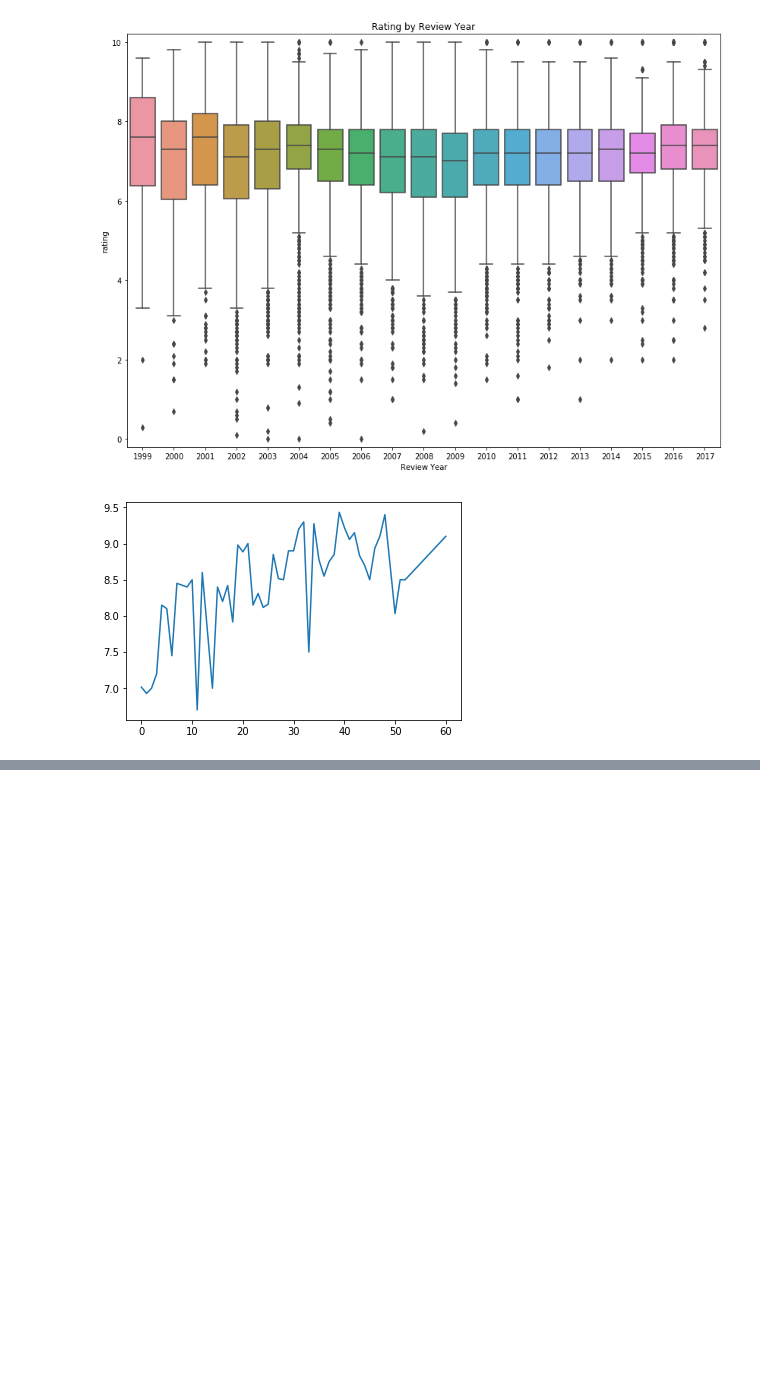
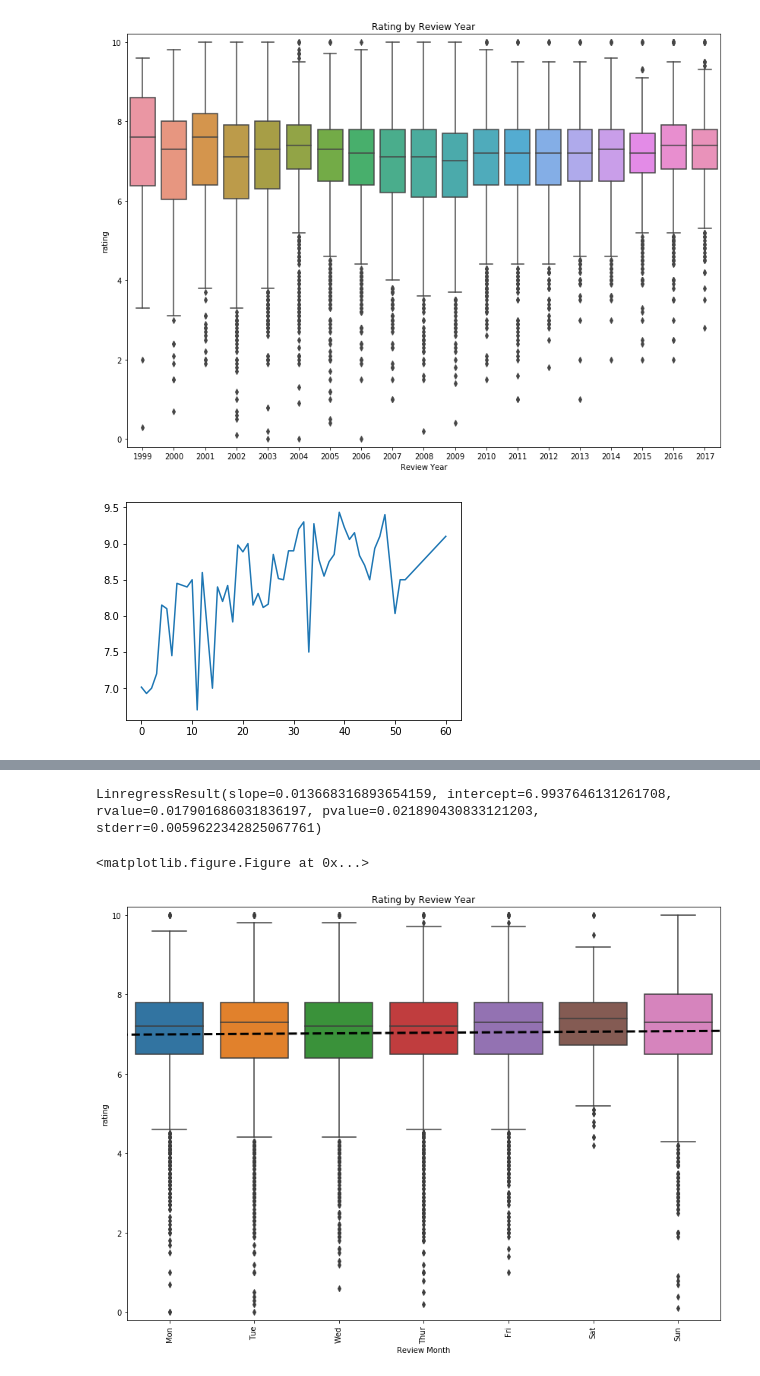
Before and after one commit to cfabian/pitchviews, a Jupyter notebook: numerical_analyses/time-analyses.ipynb, the cells around one changed output, grey strips where cells are left out. Drawn from its saved outputs; the diff is of its cells as text; code cells hidden in the pictures; blank space fills up the shorter version.

```diff
--- a/numerical_analyses/time-analyses.ipynb
+++ b/numerical_analyses/time-analyses.ipynb
@@ -116,0 +142,25 @@ plt.show()
+# %%
+plt.clf()
+plt.figure(figsize=(14, 10))
+
+sns.boxplot(x = 'publishDay', y = 'rating',  data = df)
+
+# add regression
+reg = linregress(df.publishDay, df.rating)
+print(reg)
+
+x = np.arange(-1, 8)
+y = reg.intercept + x*reg.slope
+plt.plot(x,y,'--', color ='black', linewidth = 3,
+    label = 'Regression, p = ' + str(round(reg.pvalue, 3)))
+
+plt.xlabel('Review Month')
+plt.title('Rating by Review Year')
+plt.ylim([-0.2, 10.2])
+labels = ['Mon', 'Tue', 'Wed', 'Thur', 'Fri', 'Sat', 'Sun']
+plt.xticks(np.arange(0, 7), labels, rotation='vertical')
+plt.show()
+# %% [output]
+LinregressResult(slope=0.013668316893654159, intercept=6.9937646131261708, rvalue=0.017901686031836197, pvalue=0.021890430833121203, stderr=0.0059622342825067761)
+<matplotlib.figure.Figure at 0x...>
+[figure, added]
```
Also changed, not shown: parts of 6 cells of this notebook.
